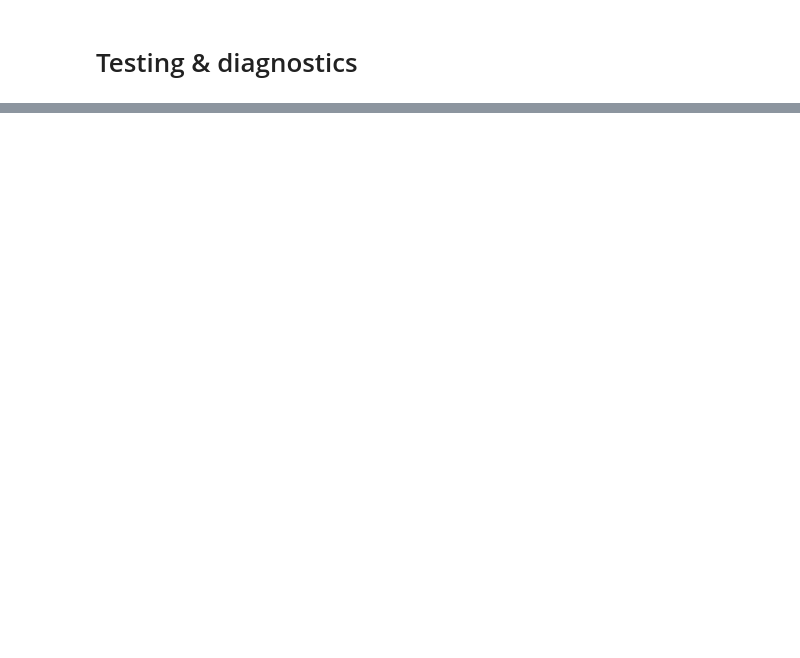
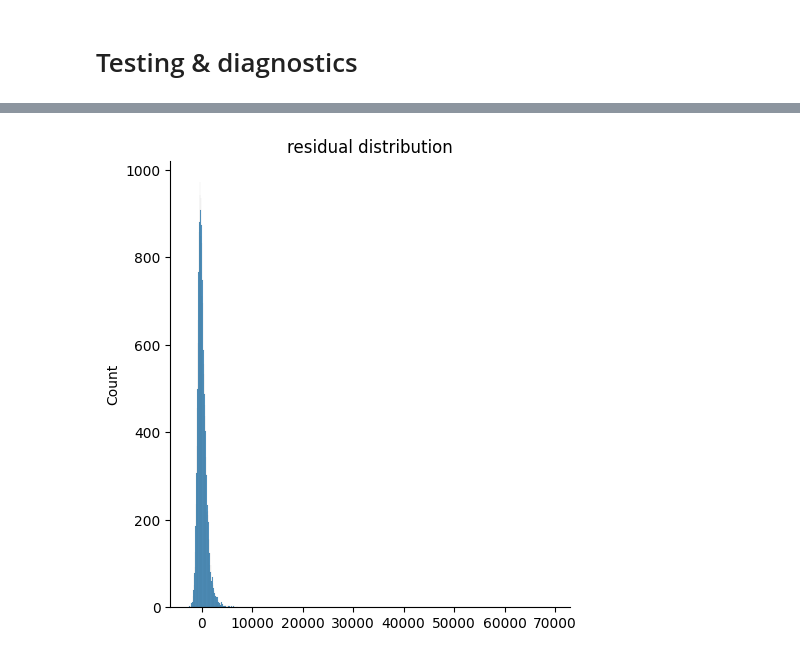
Before and after one commit to AhmetZamanis/MixedEffectsRegressionDeliveryTimes, a Jupyter notebook: 3_XGB.ipynb, the cells around one changed output, grey strips where cells are left out. Cells and saved outputs as stored; diff of their text form; code cells hidden in the pictures; blank space fills up the shorter version.

```diff
--- a/3_XGB.ipynb
+++ b/3_XGB.ipynb
@@ -181,4 +179,6 @@ trials_xgb.to_csv("./ModifiedData/trials_xgb.csv", index = False)
 # %%
 # Combine train & validation data
+X_train, X_test = X[:val_end], X[val_end:]
+y_train, y_test = y[:val_end], y[val_end:]
 # %%
 # Preprocess data
@@ -195,2 +254,6 @@ trials_xgb.to_csv("./ModifiedData/trials_xgb.csv", index = False)
 # %%
 # Residual distribution
+_ = sns.displot(df_pred["actual"] - df_pred["preds"])
+_ = plt.title("residual distribution")
+# %% [output]
+[figure, added]
```
Also changed, not shown: parts of 24 cells of this notebook.
